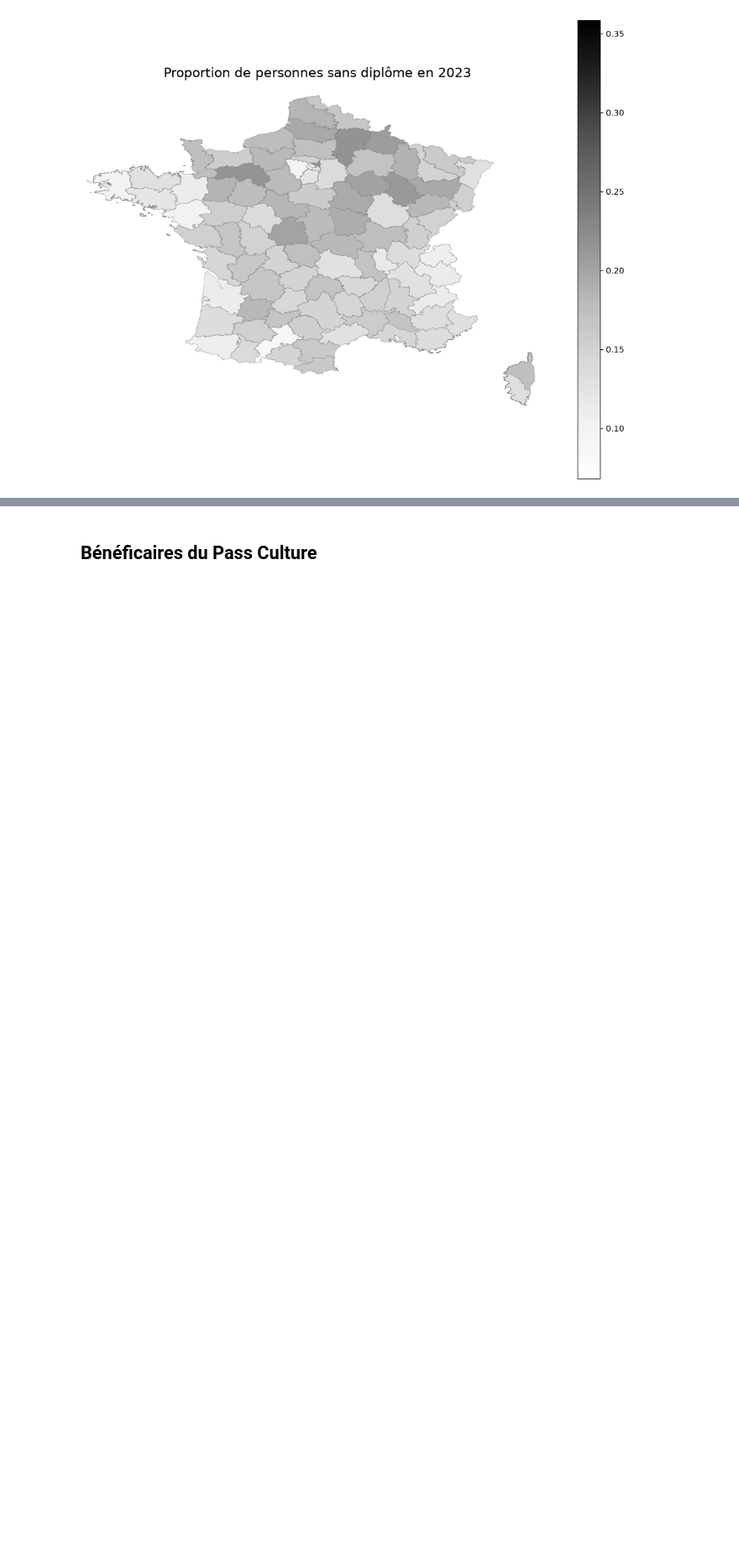
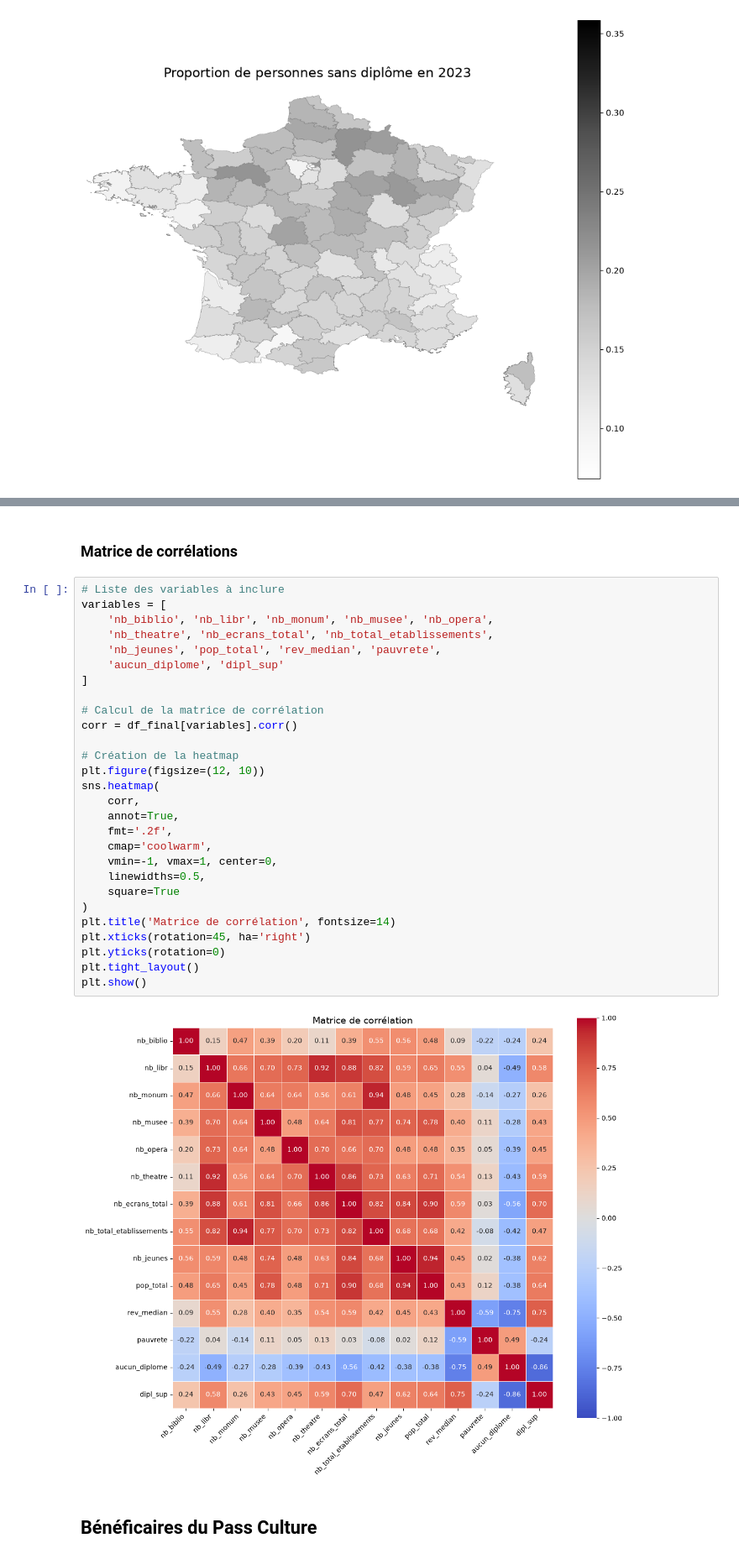
Before and after one commit to heloise1414/Evaluation-Politiques-Publiques-Culturelles, a Jupyter notebook: stats_desc.ipynb, the cells around one changed output, grey strips where cells are left out. Shown at 84% size. Cells and saved outputs as stored; diff of their text form; blank space fills up the shorter version.

Commit message:
STATS DESC - Matrice corrélations

```diff
--- a/stats_desc.ipynb
+++ b/stats_desc.ipynb
@@ -347,5 +349,37 @@ min        0.277008
 max        0.534236
 Name: dipl_sup, dtype: float64
 [figure]
+# %% [markdown]
+### Matrice de corrélations
+# %%
+# Liste des variables à inclure
+variables = [
+    'nb_biblio', 'nb_libr', 'nb_monum', 'nb_musee', 'nb_opera',
+    'nb_theatre', 'nb_ecrans_total', 'nb_total_etablissements',
+    'nb_jeunes', 'pop_total', 'rev_median', 'pauvrete',
+    'aucun_diplome', 'dipl_sup'
+]
+
+# Calcul de la matrice de corrélation
+corr = df_final[variables].corr()
+
+# Création de la heatmap
+plt.figure(figsize=(12, 10))
+sns.heatmap(
+    corr,
+    annot=True,
+    fmt='.2f',
+    cmap='coolwarm',
+    vmin=-1, vmax=1, center=0,
+    linewidths=0.5,
+    square=True
+)
+plt.title('Matrice de corrélation', fontsize=14)
+plt.xticks(rotation=45, ha='right')
+plt.yticks(rotation=0)
+plt.tight_layout()
+plt.show()
+# %% [output]
+[figure, added]
 # %% [markdown]
 ## Bénéficaires du Pass Culture
```
Also changed, not shown: parts of 2 cells of this notebook.
